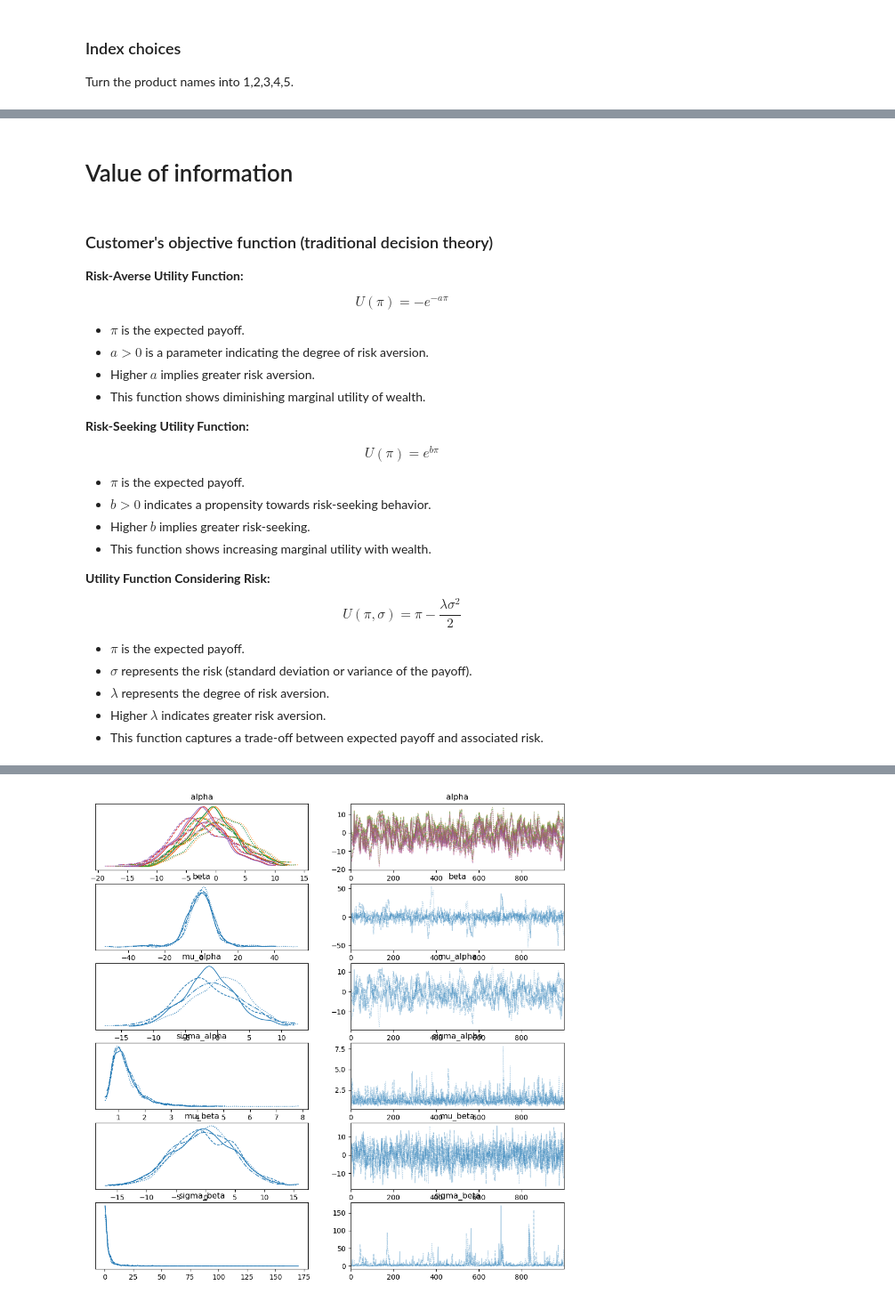
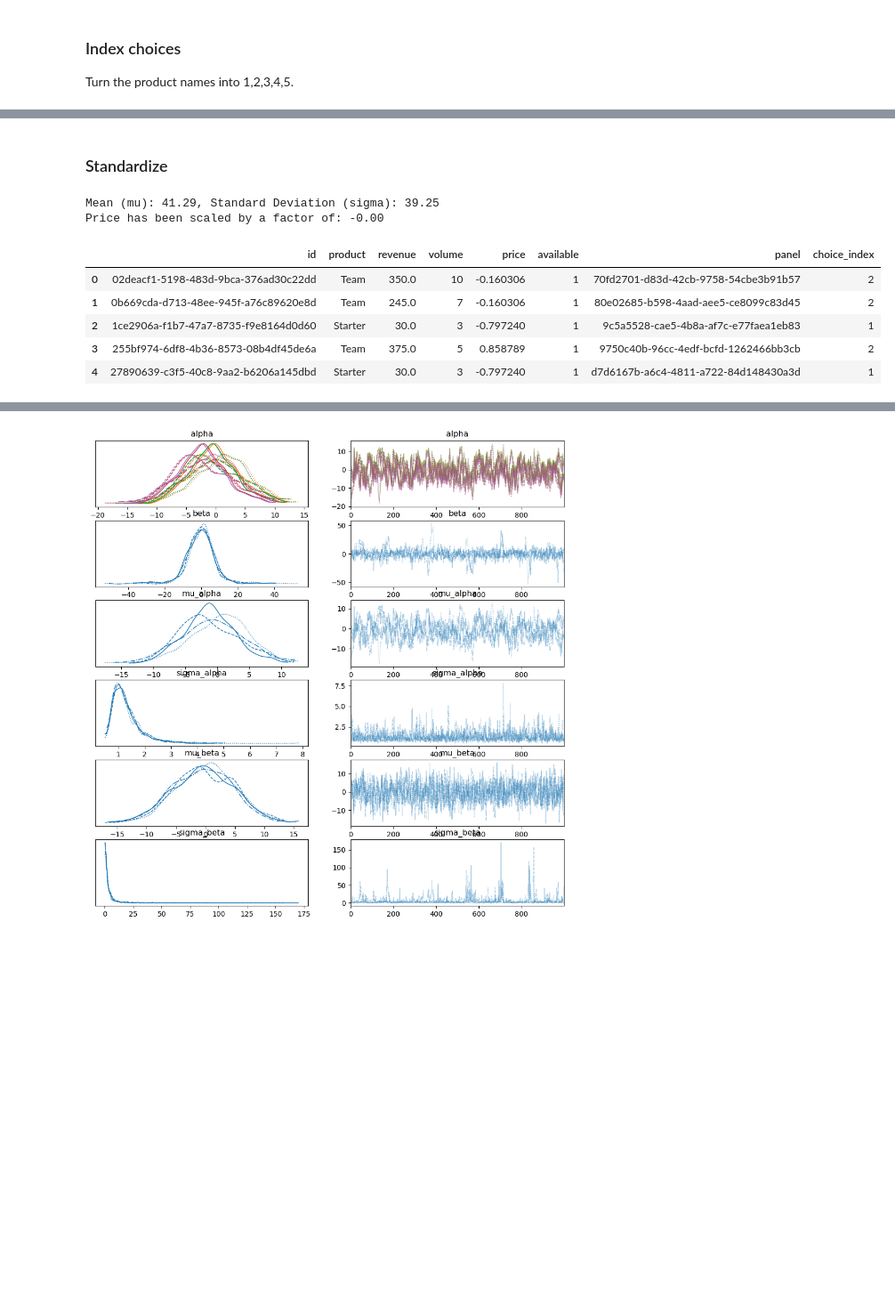
Before and after one commit to patricesweeney/growth, a Jupyter notebook: 07_Apps/Untitled Folder/01_Pricing app.ipynb, the cells around one changed output, grey strips where cells are left out. Shown at 89% size. Saved outputs shown, nothing was run; the diff lists cells and outputs as text; code cells hidden in the pictures; blank space fills up the shorter version.

```diff
--- a/07_Apps/Untitled Folder/01_Pricing app.ipynb
+++ b/07_Apps/Untitled Folder/01_Pricing app.ipynb
@@ -552,32 +719,0 @@ data.head()
-# %% [markdown]
-# Value of information
-# %% [markdown]
-### Customer's objective function (traditional decision theory)
-
-**Risk-Averse Utility Function:**
-
-$$ U(\pi) = -e^{-a\pi} $$
-
-- $\pi$ is the expected payoff.
-- $a > 0$ is a parameter indicating the degree of risk aversion.
-- Higher $a$ implies greater risk aversion.
-- This function shows diminishing marginal utility of wealth.
-
-**Risk-Seeking Utility Function:**
-
-$$ U(\pi) = e^{b\pi} $$
-
-- $\pi$ is the expected payoff.
-- $b > 0$ indicates a propensity towards risk-seeking behavior.
-- Higher $b$ implies greater risk-seeking.
-- This function shows increasing marginal utility with wealth.
-
-**Utility Function Considering Risk:**
-
-$$ U(\pi, \sigma) = \pi - \frac{\lambda \sigma^2}{2} $$
-
-- $\pi$ is the expected payoff.
-- $\sigma$ represents the risk (standard deviation or variance of the payoff).
-- $\lambda$ represents the degree of risk aversion.
-- Higher $\lambda$ indicates greater risk aversion.
-- This function captures a trade-off between expected payoff and associated risk.
@@ -614 +720,42 @@ plt.show()
+# %% [markdown]
+### Standardize
+# %%
+def standardize_price(data):
+    import pandas as pd
+
+    if 'price' not in data.columns:
+        raise ValueError("The 'price' column is not found in the data.")
+
+    mean_price = data['price'].mean()
+    std_price = data['price'].std()
+
+    # Avoid division by zero in case of constant price
+    if std_price == 0:
+        raise ValueError("Standard deviation of 'price' is zero. Cannot standardize a constant variable.")
+
+    old_price_sample = data['price'].iloc[0]  # Take a sample price for comparison
+    data['price'] = (data['price'] - mean_price) / std_price
+    new_price_sample = data['price'].iloc[0]  # Corresponding standardized price
+
+    # Calculate the scaling factor
+    scaling_factor = new_price_sample / old_price_sample if old_price_sample != 0 else 0
+
+    print(f"Mean (mu): {mean_price:.2f}, Standard Deviation (sigma): {std_price:.2f}")
+    print(f"Price has been scaled by a factor of: {scaling_factor:.2f}")
+
+    return data, scaling_factor, mean_price, std_price
+
+# Example usage
+data, scaling_factor, scaler_mu, scaler_sigma = standardize_price(data)
+
+data.head()
+# %% [output]
+Mean (mu): 41.29, Standard Deviation (sigma): 39.25
+Price has been scaled by a factor of: -0.00
+|  | id | product | revenue | volume | price | available | panel | choice_index |
+| 0 | 02deacf1-5198-483d-9bca-376ad30c22dd | Team | 350.0 | 10 | -0.160306 | 1 | 70fd2701-d83d-42cb-9758-54cbe3b91b57 | 2 |
+| 1 | 0b669cda-d713-48ee-945f-a76c89620e8d | Team | 245.0 | 7 | -0.160306 | 1 | 80e02685-b598-4aad-aee5-ce8099c83d45 | 2 |
+| 2 | 1ce2906a-f1b7-47a7-8735-f9e8164d0d60 | Starter | 30.0 | 3 | -0.797240 | 1 | 9c5a5528-cae5-4b8a-af7c-e77faea1eb83 | 1 |
+| 3 | 255bf974-6df8-4b36-8573-08b4df45de6a | Team | 375.0 | 5 | 0.858789 | 1 | 9750c40b-96cc-4edf-bcfd-1262466bb3cb | 2 |
+| 4 | 27890639-c3f5-40c8-9aa2-b6206a145dbd | Starter | 30.0 | 3 | -0.797240 | 1 | d7d6167b-a6c4-4811-a722-84d148430a3d | 1 |
 # %% [markdown]
```
Also changed, not shown: parts of 31 cells of this notebook, 4 other files.
